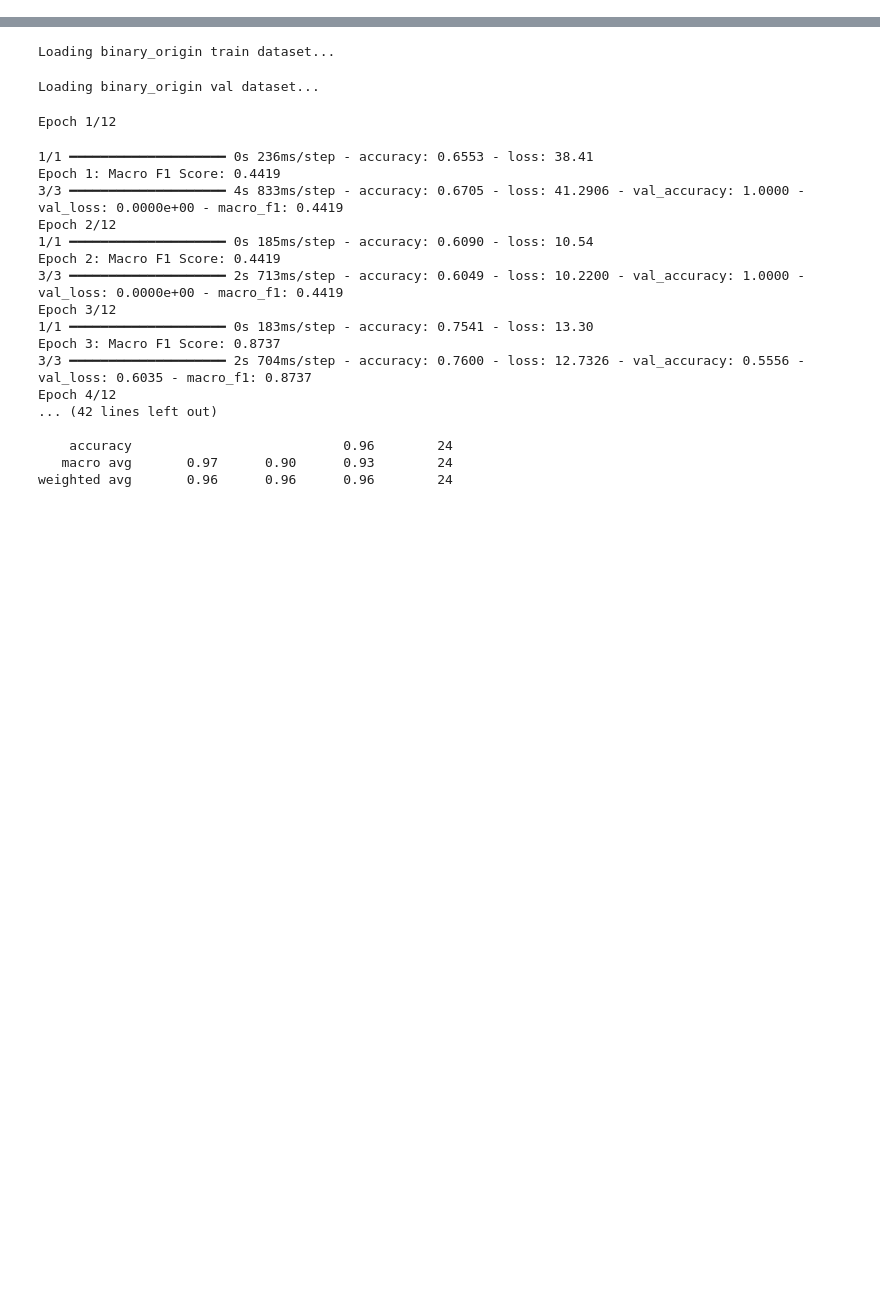
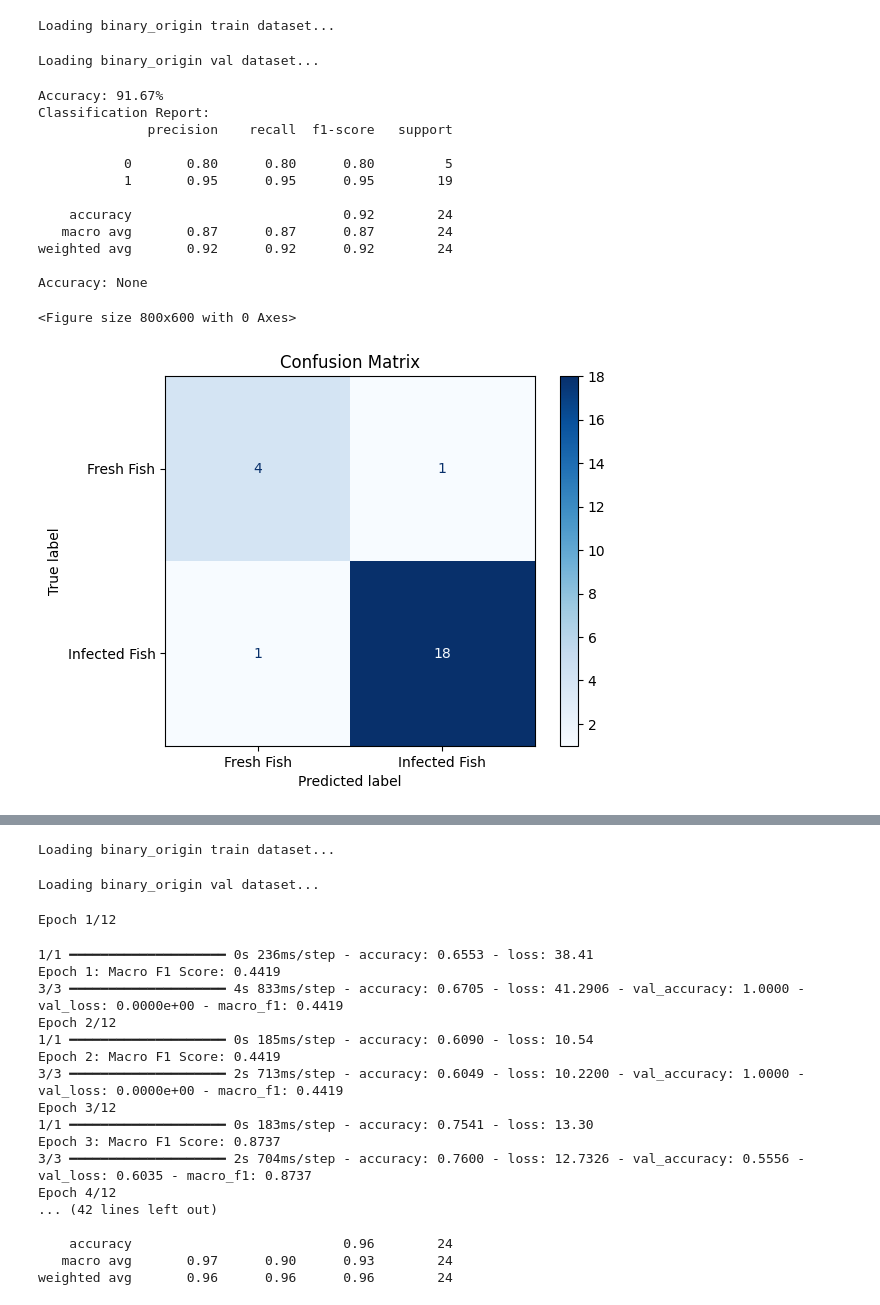
Before and after one commit to minhducnguyen2602/ds107, a Jupyter notebook: main.ipynb, the cells around one changed output, grey strips where cells are left out. Cells and saved outputs as stored; diff of their text form; code cells hidden in the pictures; blank space fills up the shorter version.

```diff
--- a/main.ipynb
+++ b/main.ipynb
@@ -1,3 +1,50 @@
+# %%
+from data_loader import DataLoader
+from paper_model import Model
+from sklearn.metrics import confusion_matrix, ConfusionMatrixDisplay
+import matplotlib.pyplot as plt
+
+dataset_name = "binary_origin"
+dataloader = DataLoader(dataset_name=dataset_name, extract_features=True)
+
+model = Model('svm')
+
+# Train the model
+model.train(dataloader.X_train, dataloader.y_train)
+
+# Predict on test set
+y_pred = model.predict(dataloader.X_test)
+
+# Evaluate the model
+accuracy = model.evaluate(dataloader.y_test, y_pred)
+print(f"Accuracy: {accuracy}")
+
+# Generate confusion matrix
+cm = confusion_matrix(dataloader.y_test, y_pred)
+
+# Display confusion matrix
+disp = ConfusionMatrixDisplay(confusion_matrix=cm, display_labels=['Fresh Fish', 'Infected Fish'])
+plt.figure(figsize=(8, 6))
+disp.plot(cmap=plt.cm.Blues)
+plt.title('Confusion Matrix')
+plt.show()
+# %% [output]
+Loading binary_origin train dataset...
+Loading binary_origin val dataset...
+Accuracy: 91.67%
+Classification Report:
+              precision    recall  f1-score   support
+
+           0       0.80      0.80      0.80         5
+           1       0.95      0.95      0.95        19
+
+    accuracy                           0.92        24
+   macro avg       0.87      0.87      0.87        24
+weighted avg       0.92      0.92      0.92        24
+
+Accuracy: None
+<Figure size 800x600 with 0 Axes>
+[figure, added]
 # %%
 from data_loader import DataLoader
 from paper_model import Model
```
Also changed, not shown: parts of 4 cells of this notebook, 3 other files.
